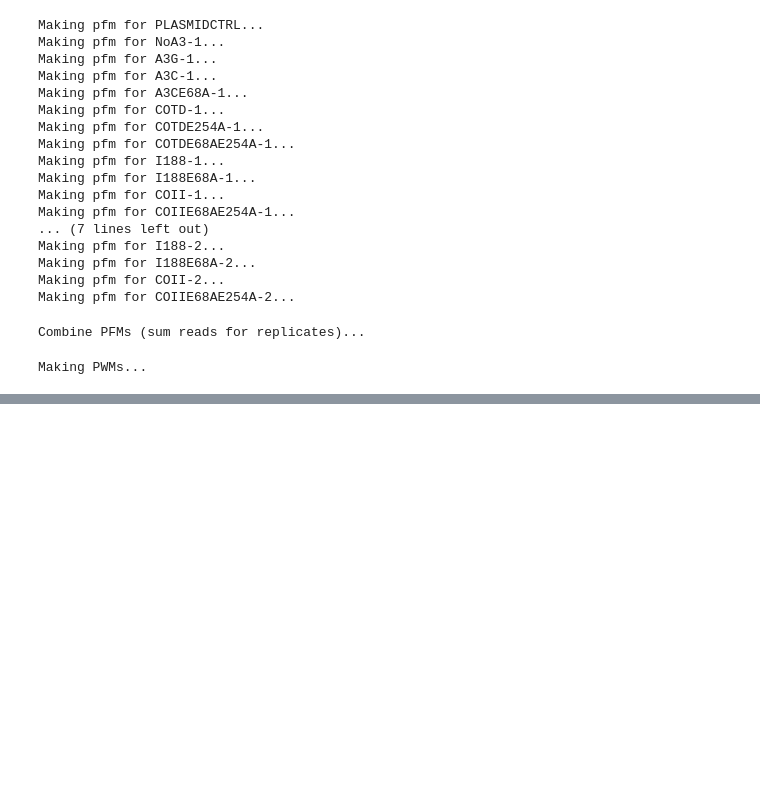
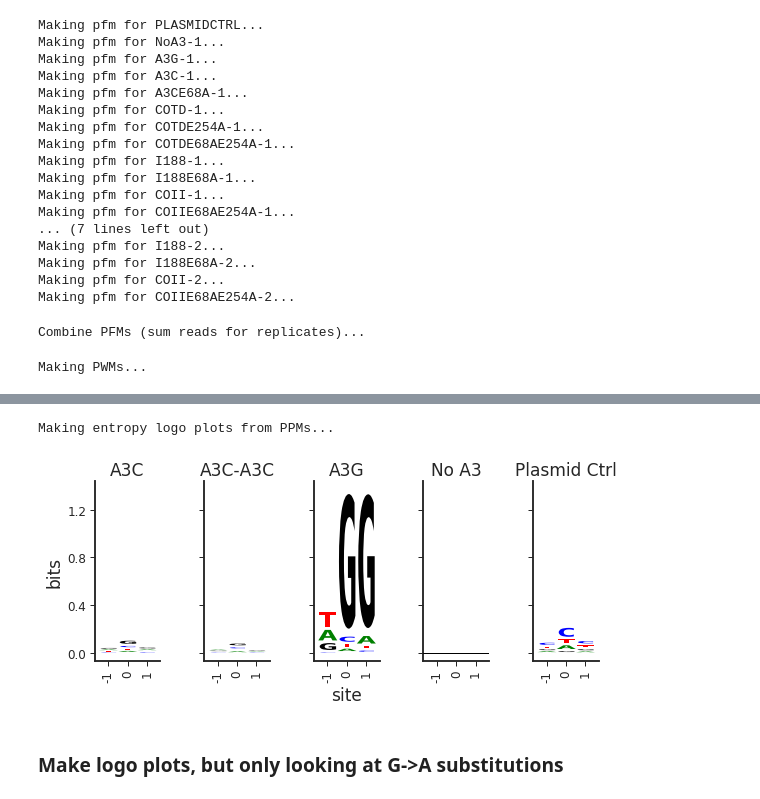
Before and after one commit to jbloomlab/SuperRestrictionFactor_Hypermutation, a Jupyter notebook: analysis_notebook.ipynb, the cells around one changed output, grey strips where cells are left out. Drawn from its saved outputs; the diff is of its cells as text; code cells hidden in the pictures; blank space fills up the shorter version.

```diff
--- a/analysis_notebook.ipynb
+++ b/analysis_notebook.ipynb
@@ -1665,0 +1654,26 @@ Making logo plots from PWMs...
+# %%
+print('Making entropy logo plots from PPMs...')
+melted_entropy_combined = pd.DataFrame(columns = ['nt', 'site', 'bits', 'color', 'sample'])
+logos_to_plot = ['A3G', 'A3C', 'COTD', 'NoA3', 'PLASMIDCTRL']
+for samplename in logos_to_plot:
+    sample_logo = sample_height_dict[samplename].reset_index()
+    melted_logo = sample_logo.melt(id_vars='index')
+    melted_logo.rename(columns={'index':'nt', 'variable':'site', 'value':'bits'}, inplace=True)
+    melted_logo['site'] = melted_logo['site'].astype(int)
+    melted_logo['color'] = ['green', 'blue', 'black', 'red', 'green', 'blue', 'black', 'red', 'green', 'blue', 'black', 'red']
+    melted_logo['sample'] = [logo_labels_dict[samplename]]*len(melted_logo)
+    melted_entropy_combined = melted_entropy_combined.append(melted_logo)
+
+fig, axes = dmslogo.facet_plot(melted_entropy_combined,
+                               gridcol_col='sample',
+                               x_col='site',
+                               show_col=None,
+                               draw_logo_kwargs=dict(letter_col='nt',
+                                                     letter_height_col='bits',
+                                                      color_col='color')
+                            )
+# %% [output]
+Making entropy logo plots from PPMs...
+[figure, added]
+# %% [markdown]
+### Make logo plots, but only looking at G->A substitutions
```
Also changed, not shown: parts of 51 cells of this notebook, 1 other file.
